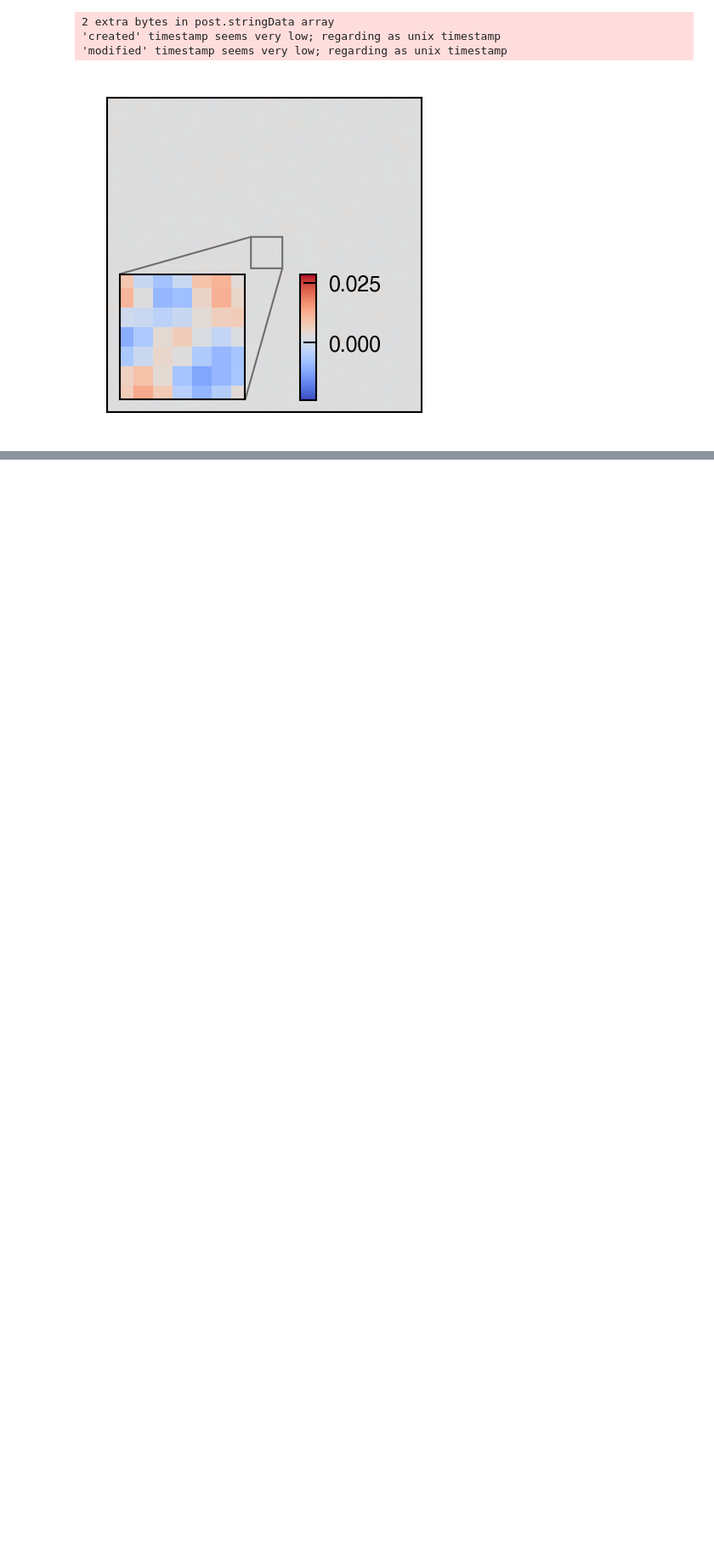
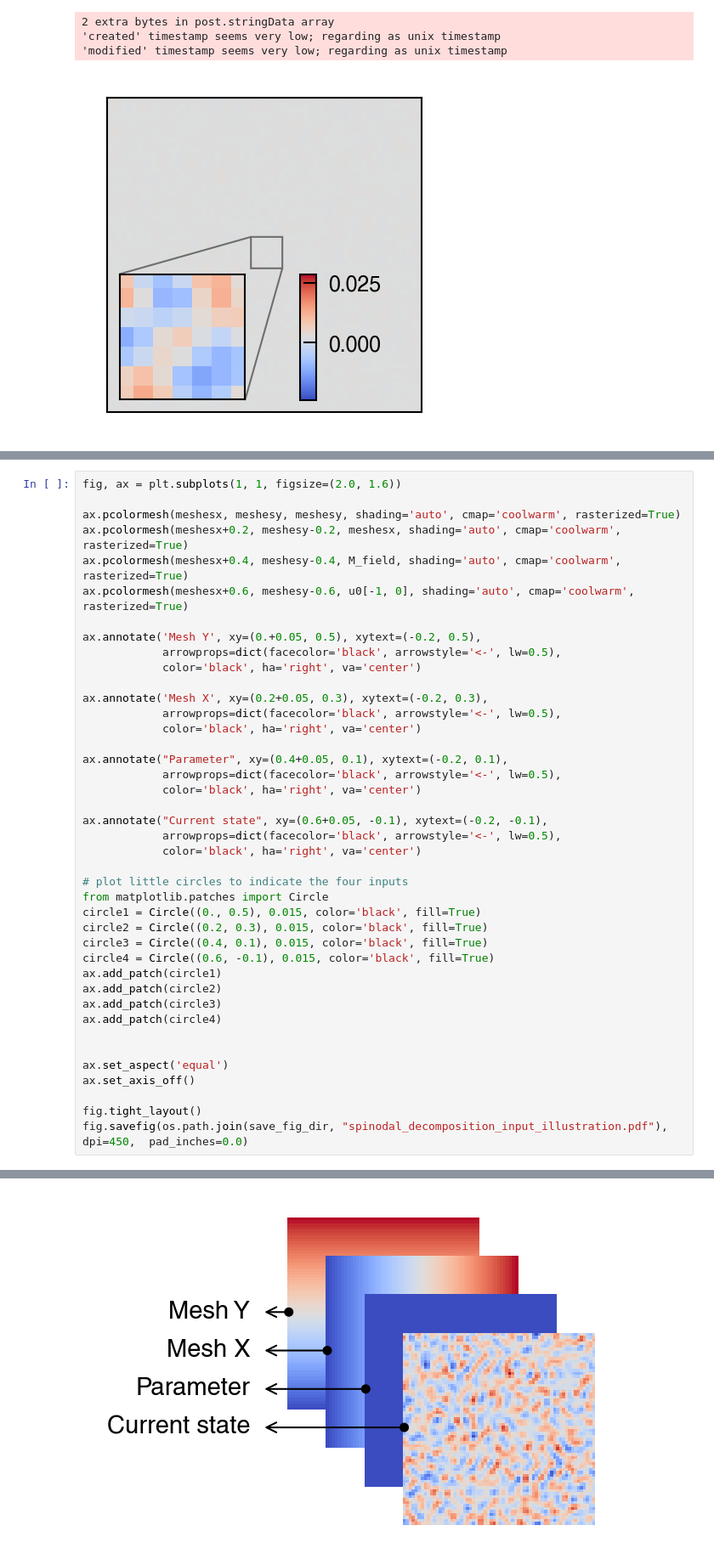
Before and after one commit to NanxiiChen/PF-PINO, a Jupyter notebook: spinodal_decomp/compare.ipynb, the cells around one changed output, grey strips where cells are left out. Shown at 85% size. Cells and saved outputs as stored; diff of their text form; blank space fills up the shorter version.

```diff
--- a/spinodal_decomp/compare.ipynb
+++ b/spinodal_decomp/compare.ipynb
@@ -533,0 +578,42 @@ region[1]
+# %%
+fig, ax = plt.subplots(1, 1, figsize=(2.0, 1.6))
+
+ax.pcolormesh(meshesx, meshesy, meshesy, shading='auto', cmap='coolwarm', rasterized=True)
+ax.pcolormesh(meshesx+0.2, meshesy-0.2, meshesx, shading='auto', cmap='coolwarm', rasterized=True)
+ax.pcolormesh(meshesx+0.4, meshesy-0.4, M_field, shading='auto', cmap='coolwarm', rasterized=True)
+ax.pcolormesh(meshesx+0.6, meshesy-0.6, u0[-1, 0], shading='auto', cmap='coolwarm', rasterized=True)
+
+ax.annotate('Mesh Y', xy=(0.+0.05, 0.5), xytext=(-0.2, 0.5),
+            arrowprops=dict(facecolor='black', arrowstyle='<-', lw=0.5),
+            color='black', ha='right', va='center')
+
+ax.annotate('Mesh X', xy=(0.2+0.05, 0.3), xytext=(-0.2, 0.3),
+            arrowprops=dict(facecolor='black', arrowstyle='<-', lw=0.5),
+            color='black', ha='right', va='center')
+
+ax.annotate("Parameter", xy=(0.4+0.05, 0.1), xytext=(-0.2, 0.1),
+            arrowprops=dict(facecolor='black', arrowstyle='<-', lw=0.5),
+            color='black', ha='right', va='center')
+
+ax.annotate("Current state", xy=(0.6+0.05, -0.1), xytext=(-0.2, -0.1),
+            arrowprops=dict(facecolor='black', arrowstyle='<-', lw=0.5),
+            color='black', ha='right', va='center')
+
+# plot little circles to indicate the four inputs
+from matplotlib.patches import Circle
+circle1 = Circle((0., 0.5), 0.015, color='black', fill=True)
+circle2 = Circle((0.2, 0.3), 0.015, color='black', fill=True)
+circle3 = Circle((0.4, 0.1), 0.015, color='black', fill=True)
+circle4 = Circle((0.6, -0.1), 0.015, color='black', fill=True)
+ax.add_patch(circle1)
+ax.add_patch(circle2)
+ax.add_patch(circle3)
+ax.add_patch(circle4)
+
+
+ax.set_aspect('equal')
+ax.set_axis_off()
+
+fig.tight_layout()
+fig.savefig(os.path.join(save_fig_dir, "spinodal_decomposition_input_illustration.pdf"), dpi=450,  pad_inches=0.0)
+# %% [output]
@@ -533,0 +623 @@ region[1]
+[figure, added]
```
Also changed, not shown: parts of 5 cells of this notebook, 8 other files.
